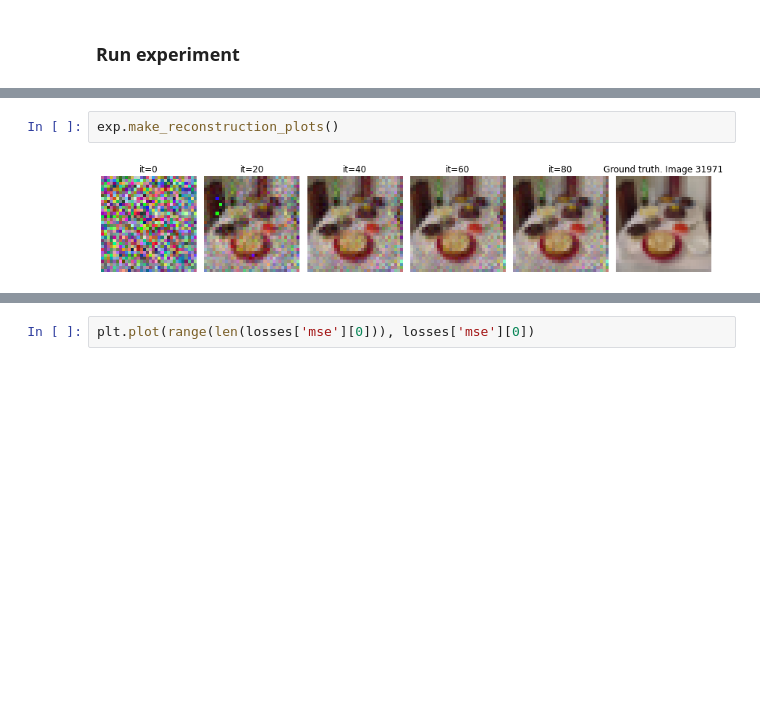
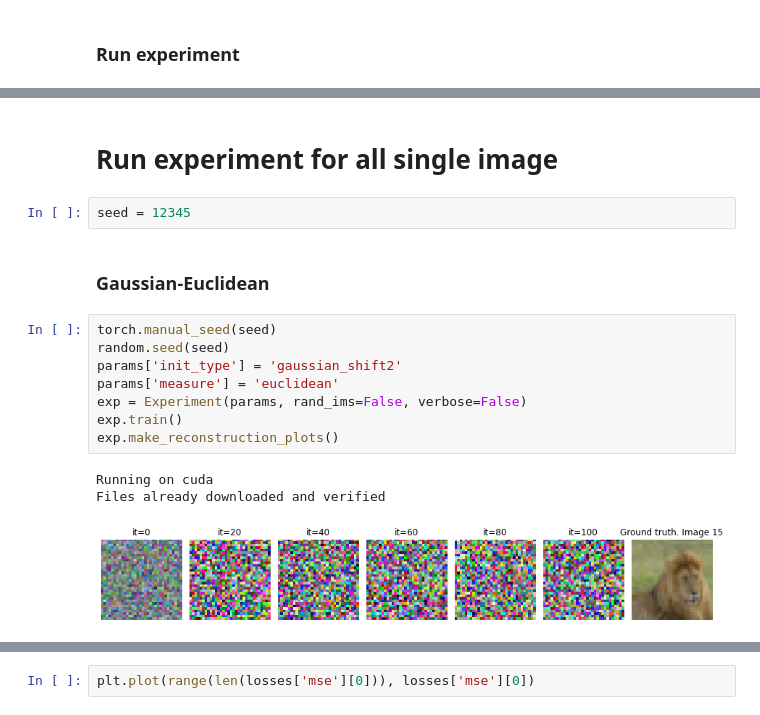
Before and after one commit to NielsFuglsang/02460-advanced-machine-learning, a Jupyter notebook: notebooks/test_experiment.ipynb, the cells around one changed output, grey strips where cells are left out. Drawn from its saved outputs; the diff is of its cells as text; blank space fills up the shorter version.

```diff
--- a/notebooks/test_experiment.ipynb
+++ b/notebooks/test_experiment.ipynb
@@ -93,4 +72,18 @@ plt.show()
-# %%
-exp.make_reconstruction_plots()
-# %% [output]
-[figure, removed]
+# %% [markdown]
+# Run experiment for all single image
+# %%
+seed = 12345
+# %% [markdown]
+### Gaussian-Euclidean
+# %%
+torch.manual_seed(seed)
+random.seed(seed)
+params['init_type'] = 'gaussian_shift2'
+params['measure'] = 'euclidean'
+exp = Experiment(params, rand_ims=False, verbose=False)
+exp.train()
+exp.make_reconstruction_plots()
+# %% [output]
+Running on cuda
+Files already downloaded and verified
+[figure, added]
```
Also changed, not shown: parts of 34 cells of this notebook.
